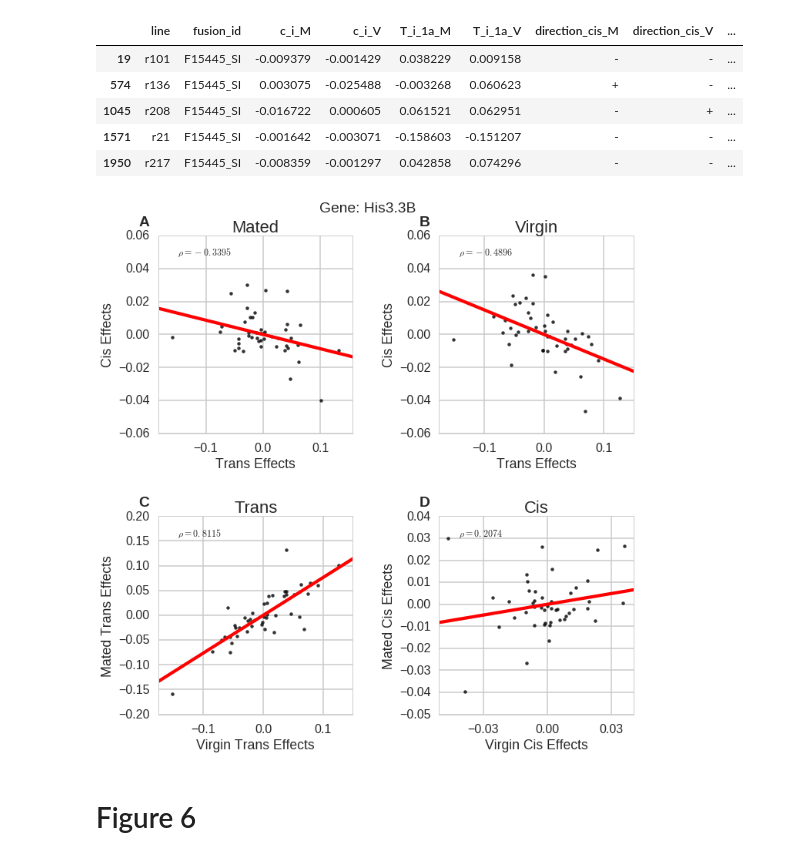
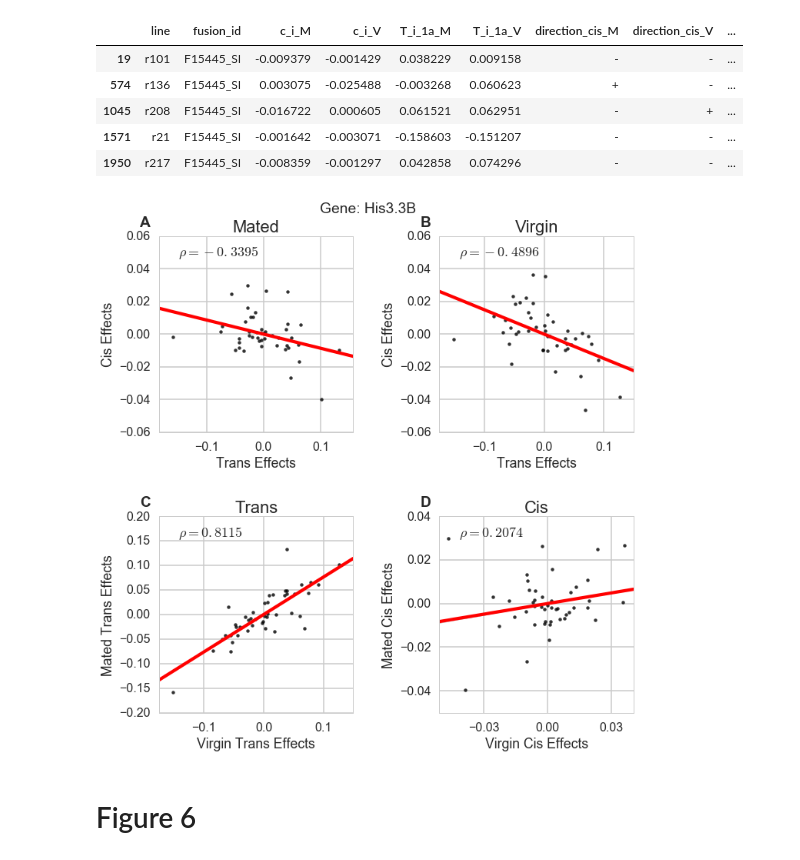
Before and after one commit to jfear/presentation_TAGC_2016, a Jupyter notebook: notebook/develop/2016-06-19_figures_for_tagc_2016.ipynb, the cells around one changed output. Drawn from its saved outputs; the diff is of its cells as text; code cells hidden in the pictures.

Commit message:
Moves text to odt.

```diff
--- a/notebook/develop/2016-06-19_figures_for_tagc_2016.ipynb
+++ b/notebook/develop/2016-06-19_figures_for_tagc_2016.ipynb
@@ -253,46 +253,46 @@ ax4.set_xticks([-.06, -.03, 0, .03, .06])
 ax1.set_title('Mated')
 sns.regplot(hai.T_i_1a_M, hai.c_i_M, ax=ax1, ci=False, line_kws={'color': 'r'}, scatter_kws={'color': 'k'})
 cc = round(hai[['T_i_1a_M', 'c_i_M']].corr(), 4)
-ax1.text(.1, .9, r'$\rho = {}$'.format(cc.values[0,1]), transform=ax1.transAxes, fontsize=12)
+ax1.text(.1, .9, r'$\rho = {}$'.format(cc.values[0,1]), transform=ax1.transAxes, fontsize=18)
 
 ax2.set_title('Virgin')
 sns.regplot(hai.T_i_1a_V, hai.c_i_V, ax=ax2, ci=False, line_kws={'color': 'r'}, scatter_kws={'color': 'k'})
 cc = round(hai[['T_i_1a_V', 'c_i_V']].corr(), 4)
-ax2.text(.1, .9, r'$\rho = {}$'.format(cc.values[0,1]), transform=ax2.transAxes, fontsize=12)
+ax2.text(.1, .9, r'$\rho = {}$'.format(cc.values[0,1]), transform=ax2.transAxes, fontsize=18)
 
 ax3.set_title('Trans')
 sns.regplot(hai.T_i_1a_V, hai.T_i_1a_M, ax=ax3, ci=False, line_kws={'color': 'r'}, scatter_kws={'color': 'k'})
 cc = round(hai[['T_i_1a_V', 'T_i_1a_M']].corr(), 4)
-ax3.text(.1, .9, r'$\rho = {}$'.format(cc.values[0,1]), transform=ax3.transAxes, fontsize=12)
+ax3.text(.1, .9, r'$\rho = {}$'.format(cc.values[0,1]), transform=ax3.transAxes, fontsize=18)
 
 ax4.set_title('Cis')
 sns.regplot(hai.c_i_V, hai.c_i_M, ax=ax4, ci=False, line_kws={'color': 'r'}, scatter_kws={'color': 'k'})
 cc = round(hai[['c_i_V', 'c_i_M']].corr(), 4)
-ax4.text(.1, .9, r'$\rho = {}$'.format(cc.values[0,1]), transform=ax4.transAxes, fontsize=12)
+ax4.text(.1, .9, r'$\rho = {}$'.format(cc.values[0,1]), transform=ax4.transAxes, fontsize=18)
 
 ax1.set_xlabel('Trans Effects')
 ax1.set_ylabel('Cis Effects')
 
 ax2.set_xlabel('Trans Effects')
 ax2.set_ylabel('Cis Effects')
 
 ax3.set_xlabel('Virgin Trans Effects')
 ax3.set_ylabel('Mated Trans Effects')
 
 ax4.set_xlabel('Virgin Cis Effects')
 ax4.set_ylabel('Mated Cis Effects')
 
 ax1.text(label_loc[0], label_loc[1], 'A', transform=ax1.transAxes, fontweight='bold')
 ax2.text(label_loc[0], label_loc[1], 'B', transform=ax2.transAxes, fontweight='bold')
 ax3.text(label_loc[0], label_loc[1], 'C', transform=ax3.transAxes, fontweight='bold')
 ax4.text(label_loc[0], label_loc[1], 'D', transform=ax4.transAxes, fontweight='bold')
 
 fig.suptitle('Gene: His3.3B')
 
 plt.tight_layout(pad=2)
 plt.savefig('../../output/His3.3B_estimate_and_variance_distribution.eps')
 # %% [output]
-[figure, old version]
+[figure, new version]
 # %% [markdown]
 # Figure 6
 # %%
```
Also changed, not shown: parts of 1 cell of this notebook, 9 other files.
